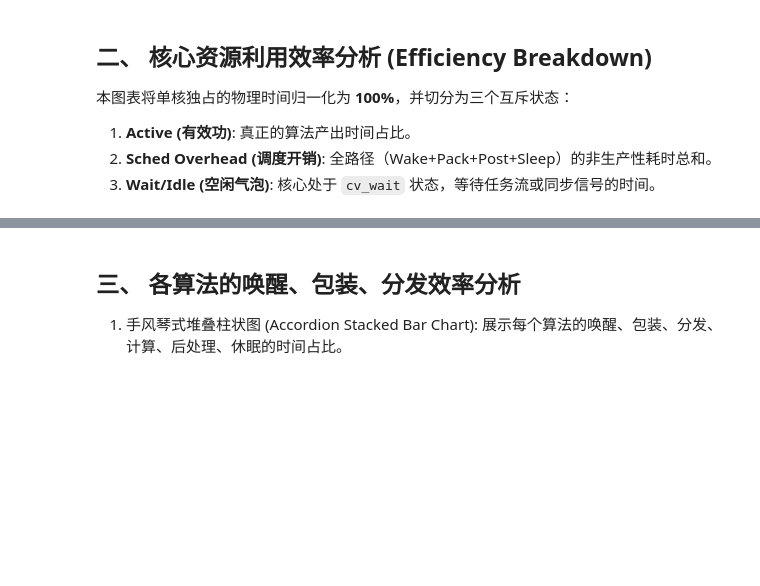
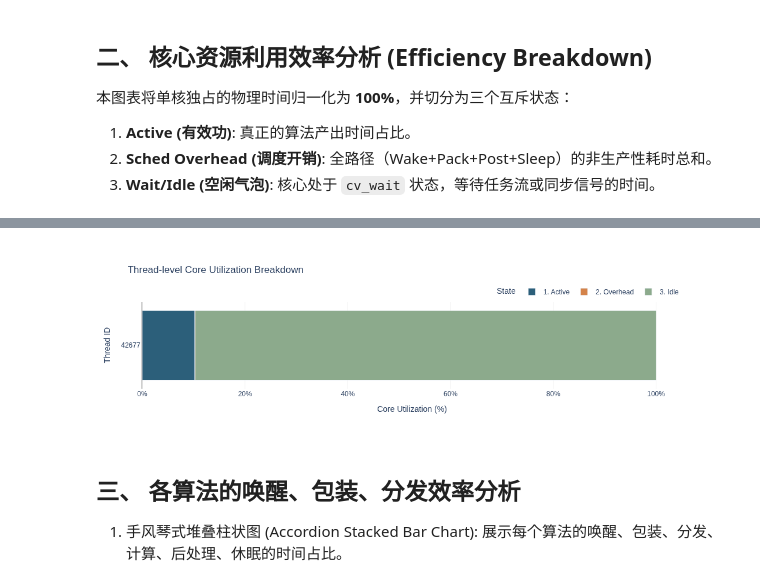
Before and after one commit to Jeeenious/fins, a Jupyter notebook: tool/plot.ipynb, the cells around one changed output, grey strips where cells are left out. Saved outputs shown, nothing was run; the diff lists cells and outputs as text; code cells hidden in the pictures; blank space fills up the shorter version.

```diff
--- a/tool/plot.ipynb
+++ b/tool/plot.ipynb
@@ -448,3 +457,7 @@ draw_thread_analysis_mixed(raw_df, analysis_df)
+# %%
+draw_thread_analysis_mixed(fins_raw_df, fins_analysis_df)
+# %% [output]
+[figure, added]
 # %% [markdown]
 ## 三、 各算法的唤醒、包装、分发效率分析
 1. 手风琴式堆叠柱状图 (Accordion Stacked Bar Chart): 展示每个算法的唤醒、包装、分发、计算、后处理、休眠的时间占比。
```
Also changed, not shown: parts of 33 cells of this notebook, 2 other files.
